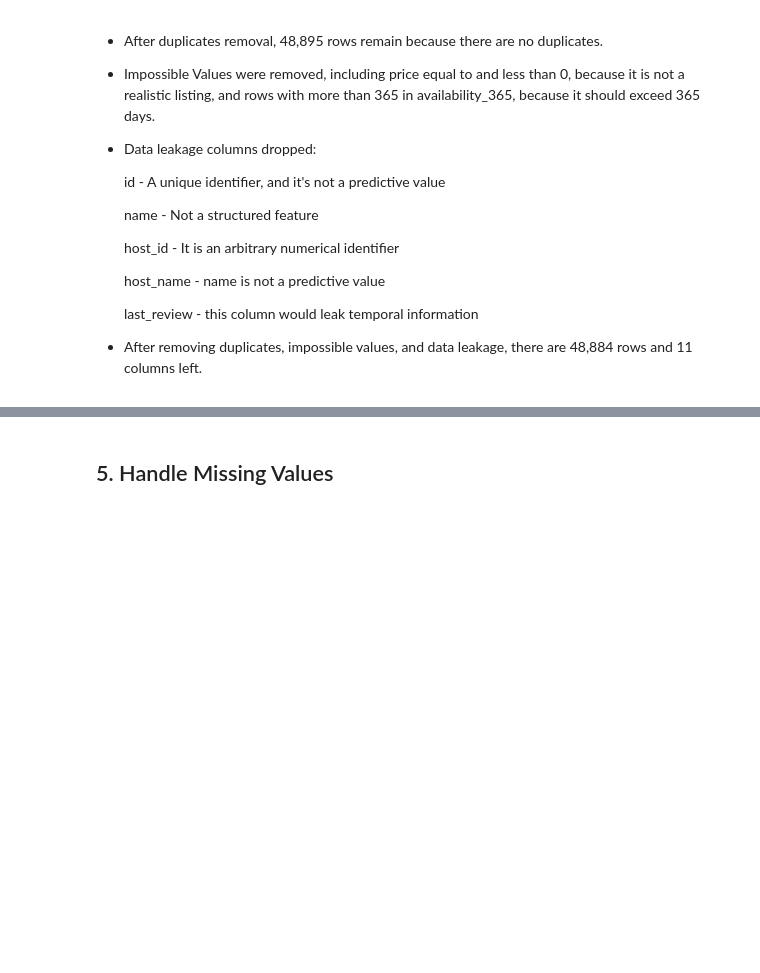
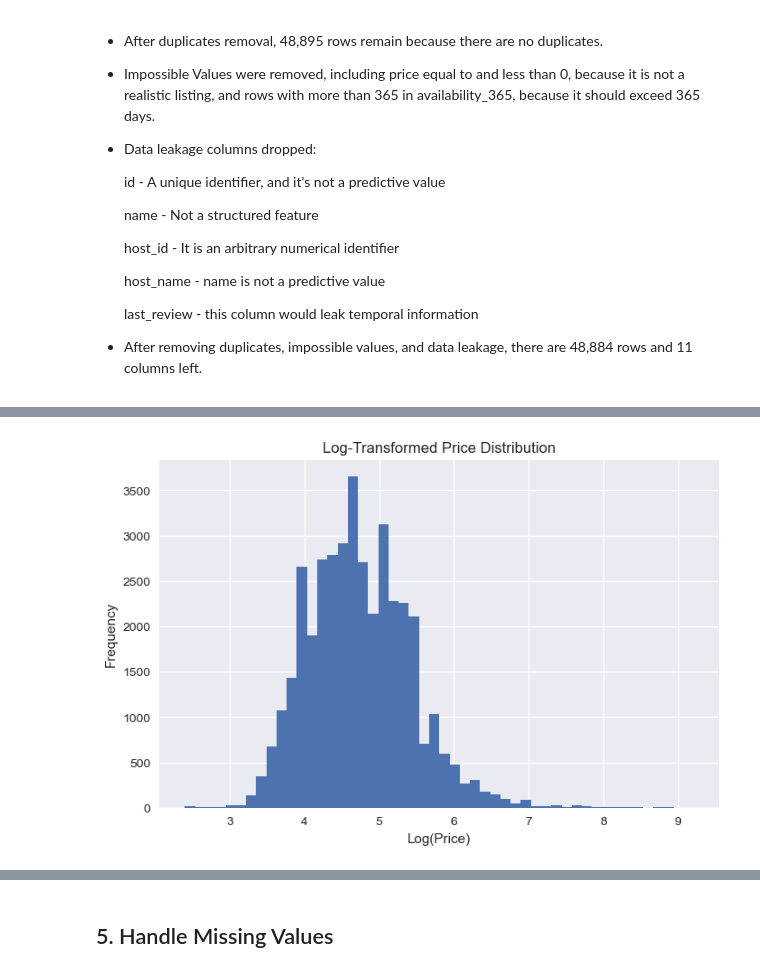
Before and after one commit to MTSU-DATA4950-Capstone-Spring2026/Team7-R1_AirbnbPricing, a Jupyter notebook: notebooks/Team07_02_preprocessing.ipynb, the cells around one changed output, grey strips where cells are left out. Saved outputs shown, nothing was run; the diff lists cells and outputs as text; code cells hidden in the pictures; blank space fills up the shorter version.

```diff
--- a/notebooks/Team07_02_preprocessing.ipynb
+++ b/notebooks/Team07_02_preprocessing.ipynb
@@ -267,0 +343,10 @@ Dataset shape after all pre-split cleaning: (48884, 11)
+# %%
+# See if a log transformation would be beneficial for regression
+plt.figure(figsize=(8,5))
+plt.hist(np.log1p(y_train), bins=50)
+plt.xlabel('Log(Price)')
+plt.ylabel('Frequency')
+plt.title('Log-Transformed Price Distribution')
+plt.show()
+# %% [output]
+[figure, added]
```
Also changed, not shown: parts of 38 cells of this notebook, 5 other files.
